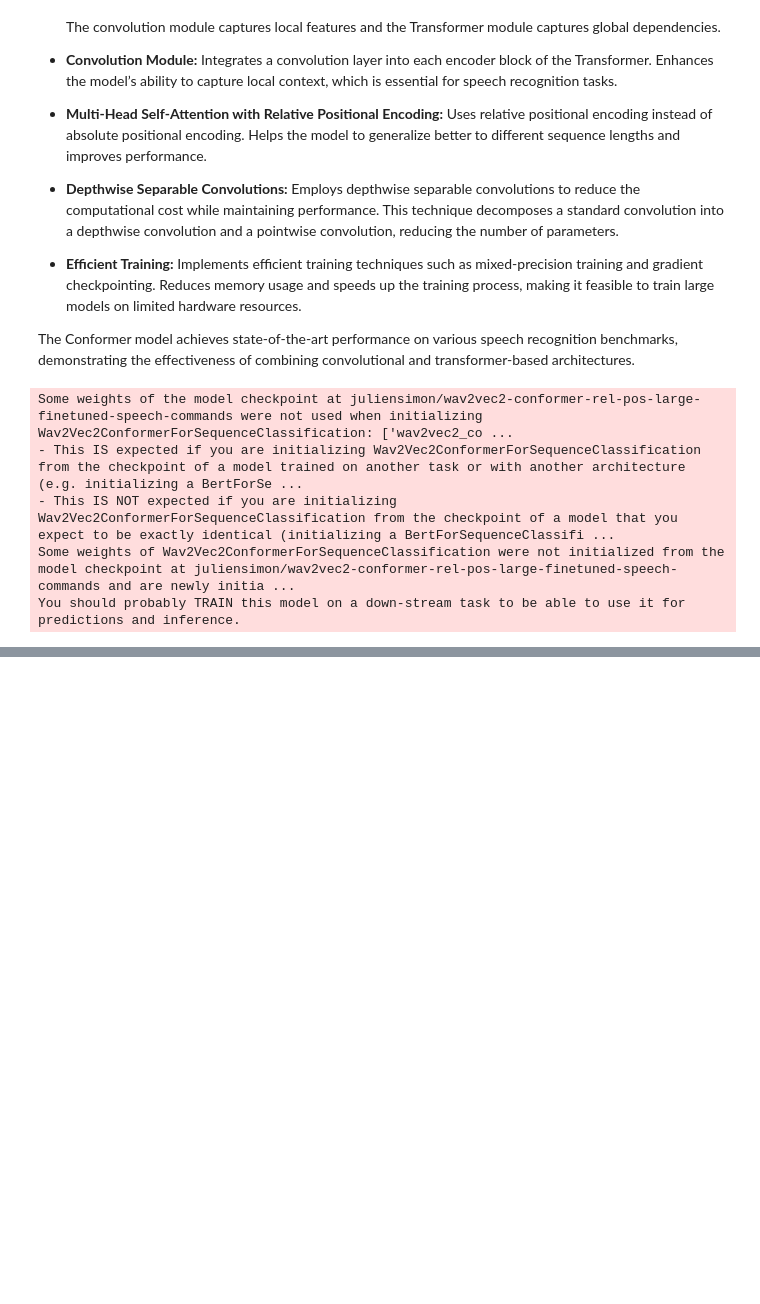
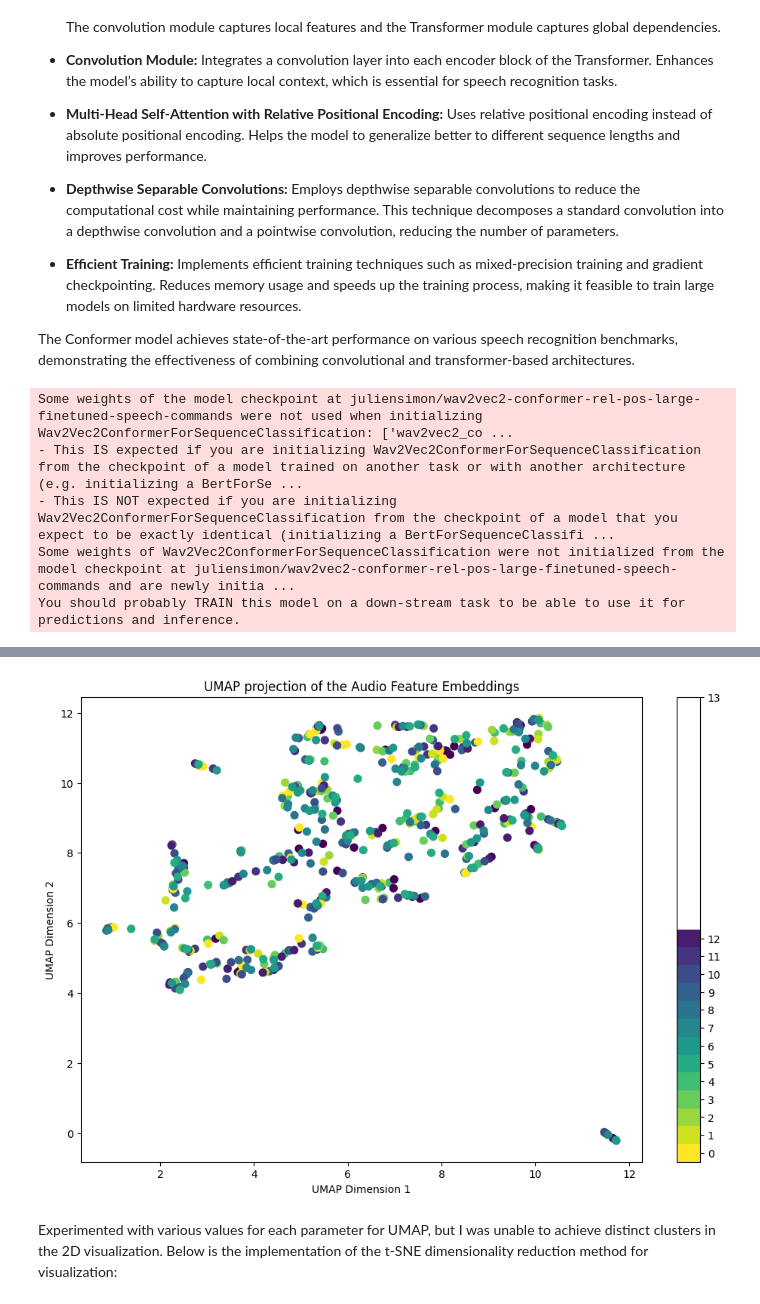
Before and after one commit to nitishdas1517/audio-embedding-umap, a Jupyter notebook: projectkarna.ipynb, the cells around one changed output, grey strips where cells are left out. Saved outputs shown, nothing was run; the diff lists cells and outputs as text; code cells hidden in the pictures; blank space fills up the shorter version.

```diff
--- a/projectkarna.ipynb
+++ b/projectkarna.ipynb
@@ -195,0 +293,28 @@ Label: forward
+# %%
+import pandas as pd
+import umap
+import matplotlib.pyplot as plt
+
+# Load the dataset
+features_df = pd.read_csv('audio_features_embeddings.csv')
+
+# Separate features and labels
+features = features_df.drop(columns=['label']).values
+labels = features_df['label'].values
+# %%
+# Apply UMAP
+reducer = umap.UMAP(n_neighbors=10, min_dist=0.05, metric='euclidean', random_state=42)
+embedding = reducer.fit_transform(features)
+# %%
+# Plot the UMAP embedding
+plt.figure(figsize=(12, 8))
+scatter = plt.scatter(embedding[:, 0], embedding[:, 1], c=labels, cmap='viridis_r', s=50)
+plt.colorbar(scatter, boundaries=np.arange(len(set(labels)))-0.5).set_ticks(np.arange(len(set(labels))))
+plt.title('UMAP projection of the Audio Feature Embeddings')
+plt.xlabel('UMAP Dimension 1')
+plt.ylabel('UMAP Dimension 2')
+plt.show()
+# %% [output]
+[figure, added]
+# %% [markdown]
+Experimented with various values for each parameter for UMAP, but I was unable to achieve distinct clusters in the 2D visualization. Below is the implementation of the t-SNE dimensionality reduction method for visualization:
```
Also changed, not shown: parts of 8 cells of this notebook, 1 other file.
